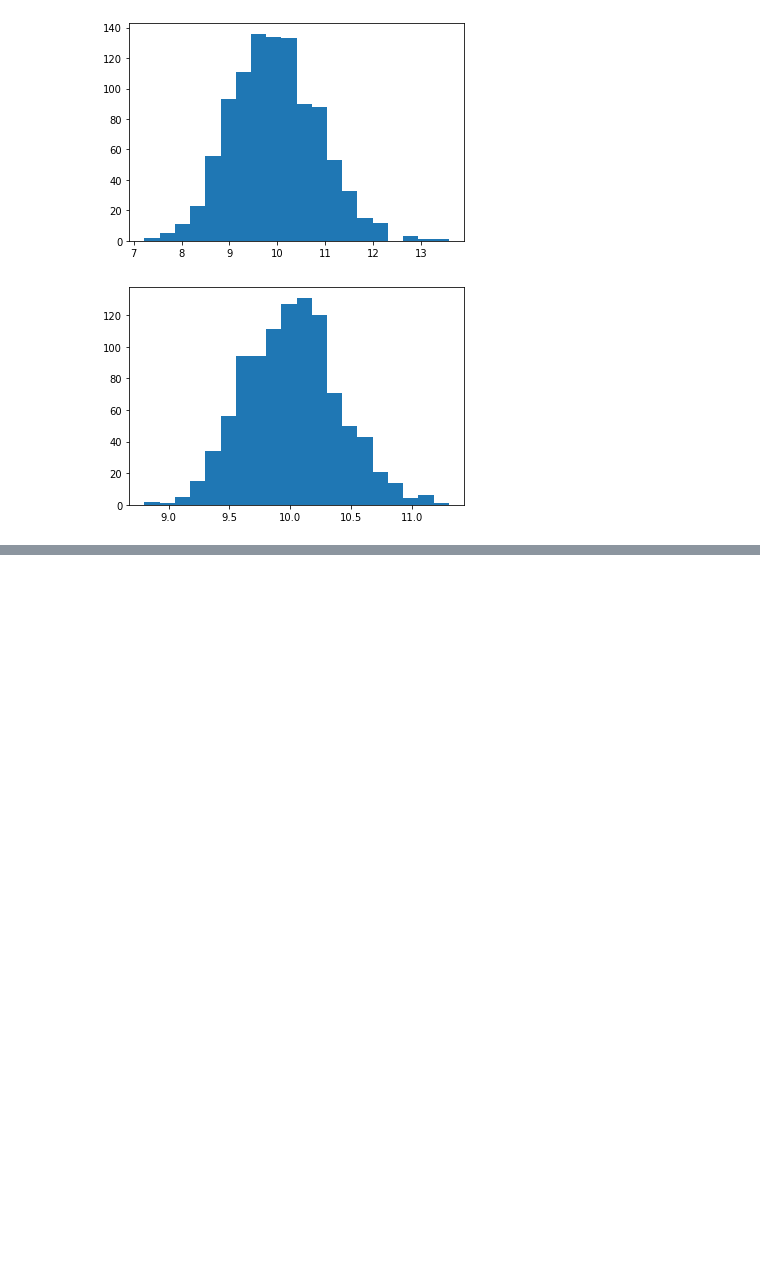
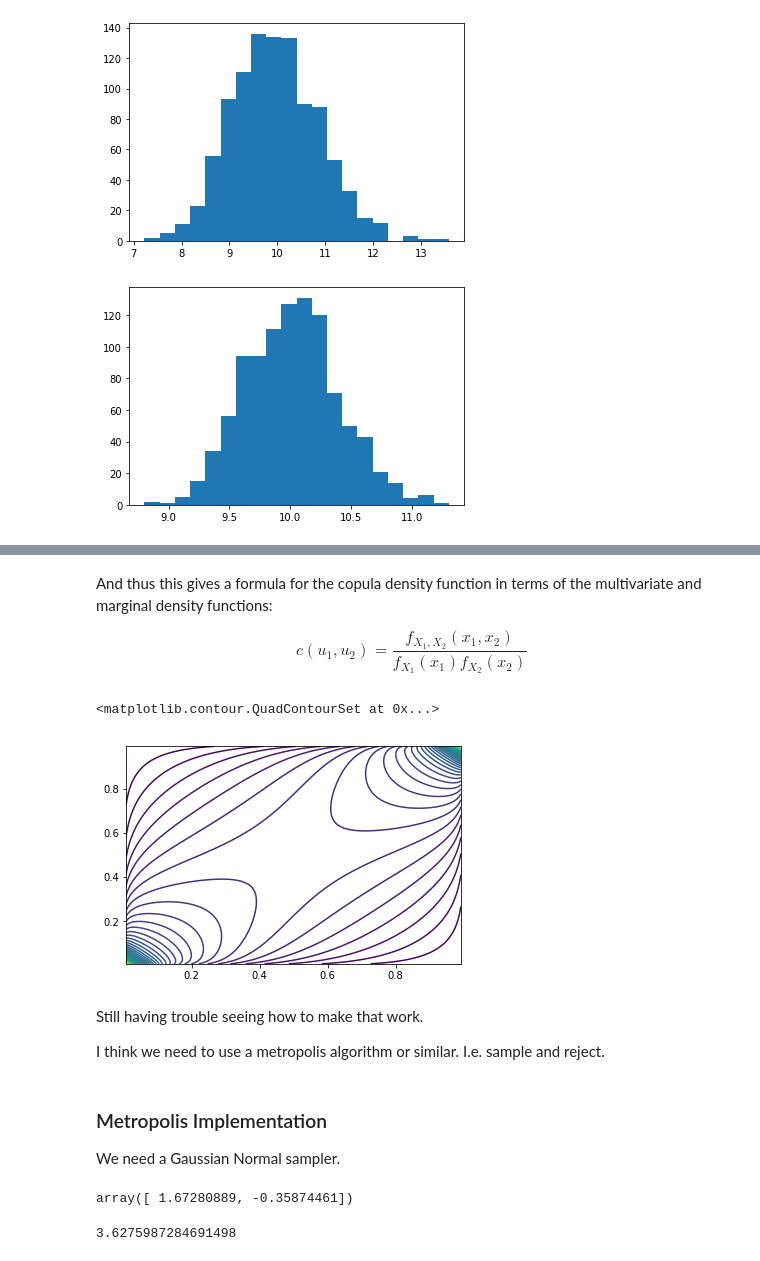
Before and after one commit to virgilpierce/MATH_351, a Jupyter notebook: Testing.ipynb, the cells around one changed output, grey strips where cells are left out. Saved outputs shown, nothing was run; the diff lists cells and outputs as text; code cells hidden in the pictures; blank space fills up the shorter version.

```diff
--- a/Testing.ipynb
+++ b/Testing.ipynb
@@ -58,0 +122,41 @@ plt.hist(result, bins=20);
+# %% [markdown]
+And thus this gives a formula for the copula density function in terms of the multivariate and marginal density functions:
+
+$$ c(u_1, u_2) = \frac{ f_{X_1, X_2}(x_1, x_2)}{f_{X_1}(x_1) f_{X_2}(x_2) } $$
+# %%
+f1 = lambda x1: scipy.integrate.quad(lambda x2: f(x1, x2), -20, 20)[0]
+f2 = lambda x2: scipy.integrate.quad(lambda x1: f(x1, x2), -20, 20)[0]
+# %%
+delta = 0.025
+x1 = np.arange(-2.0, 2.0, delta)
+x2 = np.arange(-2.0, 2.0, delta)
+xx1, xx2 = np.meshgrid(x1, x2)
+n1, n2 = xx1.shape
+
+UU1 = []
+UU2 = []
+ZZ = []
+for k1 in range(n1):
+    temp1 = []
+    temp2= []
+    temp3 = []
+    for k2 in range(n2):
+        temp1 += [ FX1(xx1[k1, k2]) ]
+        temp2 += [ FX2(xx2[k1, k2]) ]
+        temp3 += [ f(xx1[k1, k2], xx2[k1, k2])/ (f1(xx1[k1, k2])*f2(xx2[k1, k2]))]
+    UU1 += [ temp1 ]
+    UU2 += [ temp2 ]
+    ZZ += [ temp3 ]
+# %%
+plt.contour(UU1, UU2, ZZ, 80)
+# %% [output]
+<matplotlib.contour.QuadContourSet at 0x...>
+[figure, added]
+# %% [markdown]
+Still having trouble seeing how to make that work.
+
+I think we need to use a metropolis algorithm or similar. I.e. sample and reject.
+# %% [markdown]
+### Metropolis Implementation
+
+We need a Gaussian Normal sampler.
@@ -58,0 +165,4 @@ plt.hist(result, bins=20);
+# %%
+randn(2)
+# %% [output]
+array([ 1.67280889, -0.35874461])
@@ -58,0 +171,5 @@ plt.hist(result, bins=20);
+# %%
+C = scipy.integrate.dblquad(f, -20, 20, lambda x2: -20, lambda x2: 20)[0]
+C
+# %% [output]
+3.6275987284691498
```
Also changed, not shown: parts of 19 cells of this notebook.
